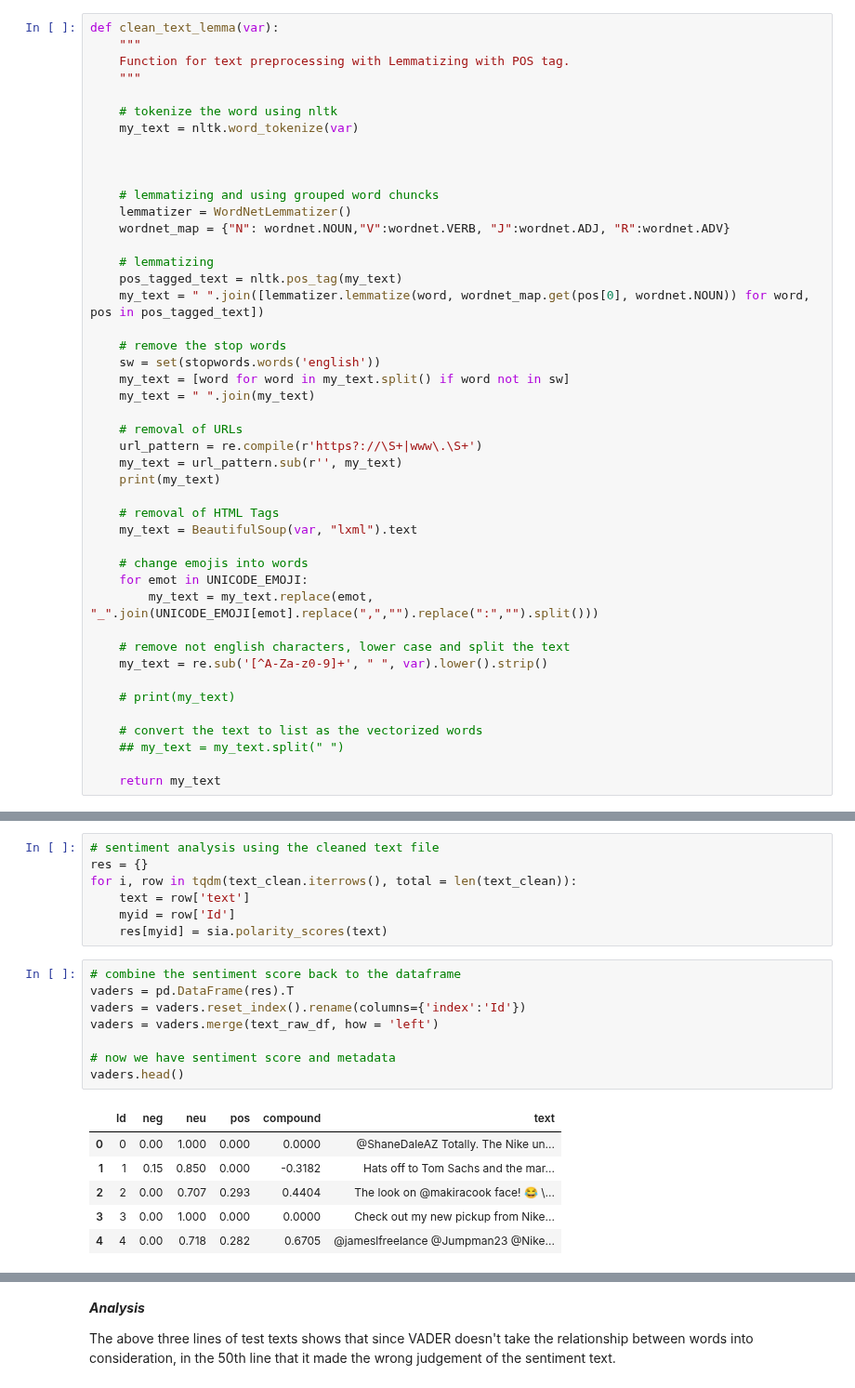
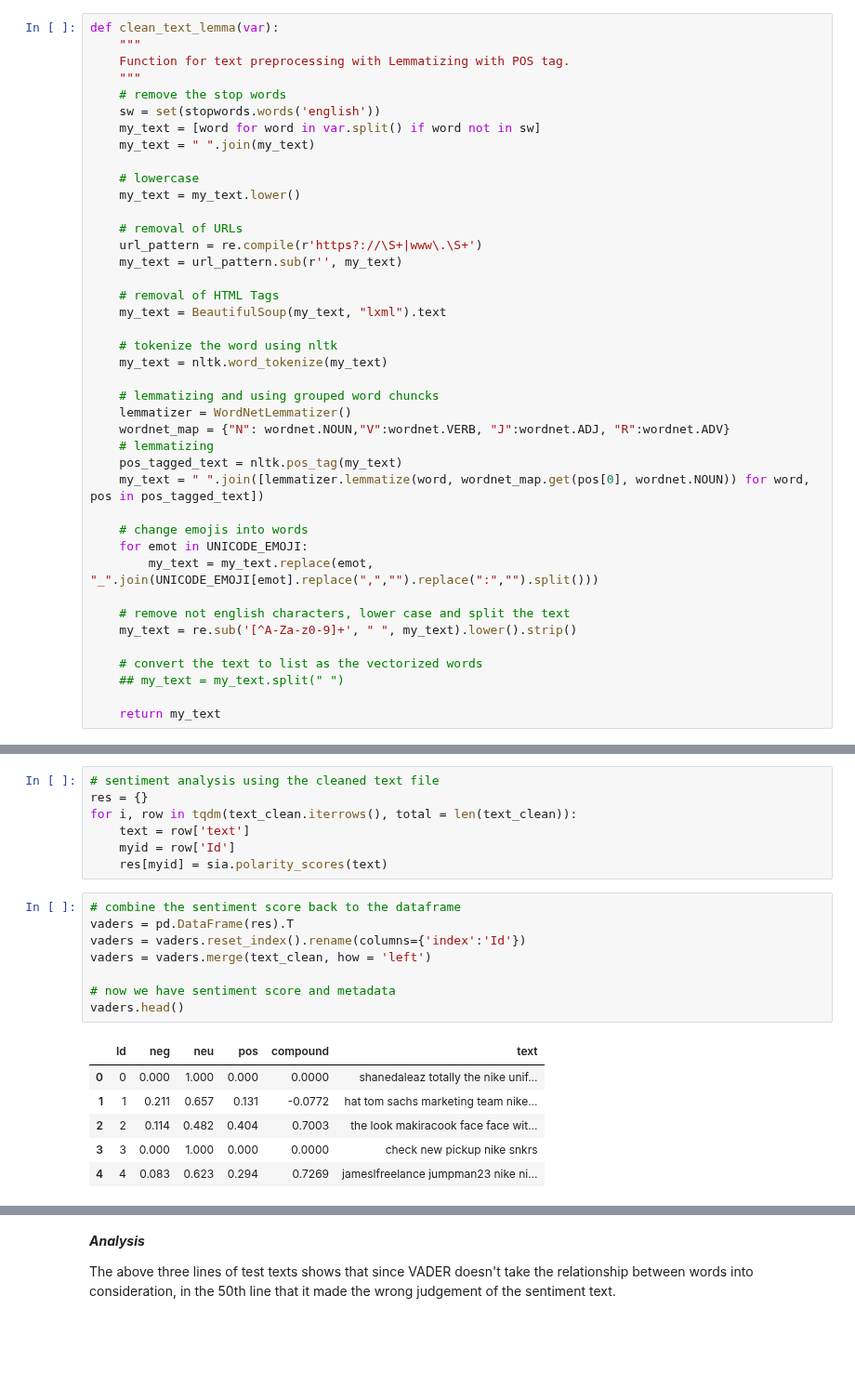
Before and after one commit to HuanSunGo/Quantilope_Core, a Jupyter notebook: src/tweet_analysis/twitter_huan/sentiment_analysis.ipynb, the cells around one changed output, grey strips where cells are left out. Shown at 93% size. Drawn from its saved outputs; the diff is of its cells as text; blank space fills up the shorter version.

```diff
--- a/src/tweet_analysis/twitter_huan/sentiment_analysis.ipynb
+++ b/src/tweet_analysis/twitter_huan/sentiment_analysis.ipynb
@@ -123,41 +210,37 @@ def clean_text_lemma(var):
     """
     Function for text preprocessing with Lemmatizing with POS tag.
     """
+    # remove the stop words
+    sw = set(stopwords.words('english'))
+    my_text = [word for word in var.split() if word not in sw]
+    my_text = " ".join(my_text)
+
+    # lowercase
+    my_text = my_text.lower()
+
+    # removal of URLs
+    url_pattern = re.compile(r'https?://\S+|www\.\S+')
+    my_text = url_pattern.sub(r'', my_text)
+
+    # removal of HTML Tags
+    my_text = BeautifulSoup(my_text, "lxml").text
 
     # tokenize the word using nltk
-    my_text = nltk.word_tokenize(var)
-
-
+    my_text = nltk.word_tokenize(my_text)
 
     # lemmatizing and using grouped word chuncks
     lemmatizer = WordNetLemmatizer()
     wordnet_map = {"N": wordnet.NOUN,"V":wordnet.VERB, "J":wordnet.ADJ, "R":wordnet.ADV}
-
     # lemmatizing
     pos_tagged_text = nltk.pos_tag(my_text)
     my_text = " ".join([lemmatizer.lemmatize(word, wordnet_map.get(pos[0], wordnet.NOUN)) for word, pos in pos_tagged_text])
-
-    # remove the stop words
-    sw = set(stopwords.words('english'))
-    my_text = [word for word in my_text.split() if word not in sw]
-    my_text = " ".join(my_text)
-
-    # removal of URLs
-    url_pattern = re.compile(r'https?://\S+|www\.\S+')
-    my_text = url_pattern.sub(r'', my_text)
-    print(my_text)
-
-    # removal of HTML Tags
-    my_text = BeautifulSoup(var, "lxml").text
 
     # change emojis into words
     for emot in UNICODE_EMOJI:
         my_text = my_text.replace(emot, "_".join(UNICODE_EMOJI[emot].replace(",","").replace(":","").split()))
 
     # remove not english characters, lower case and split the text
-    my_text = re.sub('[^A-Za-z0-9]+', " ", var).lower().strip()
-
-    # print(my_text)
+    my_text = re.sub('[^A-Za-z0-9]+', " ", my_text).lower().strip()
 
     # convert the text to list as the vectorized words
     ## my_text = my_text.split(" ")
@@ -271,18 +313,18 @@ for i, row in tqdm(text_clean.iterrows(), total = len(text_clean)):
 # %%
 # combine the sentiment score back to the dataframe
 vaders = pd.DataFrame(res).T
 vaders = vaders.reset_index().rename(columns={'index':'Id'})
-vaders = vaders.merge(text_raw_df, how = 'left')
+vaders = vaders.merge(text_clean, how = 'left')
 
 # now we have sentiment score and metadata
 vaders.head()
 # %% [output]
 |  | Id | neg | neu | pos | compound | text |
-| 0 | 0 | 0.00 | 1.000 | 0.000 | 0.0000 | @ShaneDaleAZ Totally. The Nike un... |
-| 1 | 1 | 0.15 | 0.850 | 0.000 | -0.3182 | Hats off to Tom Sachs and the mar... |
-| 2 | 2 | 0.00 | 0.707 | 0.293 | 0.4404 | The look on @makiracook face! 😂 \... |
-| 3 | 3 | 0.00 | 1.000 | 0.000 | 0.0000 | Check out my new pickup from Nike... |
-| 4 | 4 | 0.00 | 0.718 | 0.282 | 0.6705 | @jameslfreelance @Jumpman23 @Nike... |
+| 0 | 0 | 0.000 | 1.000 | 0.000 | 0.0000 | shanedaleaz totally the nike unif... |
+| 1 | 1 | 0.211 | 0.657 | 0.131 | -0.0772 | hat tom sachs marketing team nike... |
+| 2 | 2 | 0.114 | 0.482 | 0.404 | 0.7003 | the look makiracook face face wit... |
+| 3 | 3 | 0.000 | 1.000 | 0.000 | 0.0000 | check new pickup nike snkrs |
+| 4 | 4 | 0.083 | 0.623 | 0.294 | 0.7269 | jameslfreelance jumpman23 nike ni... |
 # %%
 # a snippet of how it performs
 pd.set_option('display.max_colwidth', None)
```
Also changed, not shown: parts of 8 cells of this notebook.
